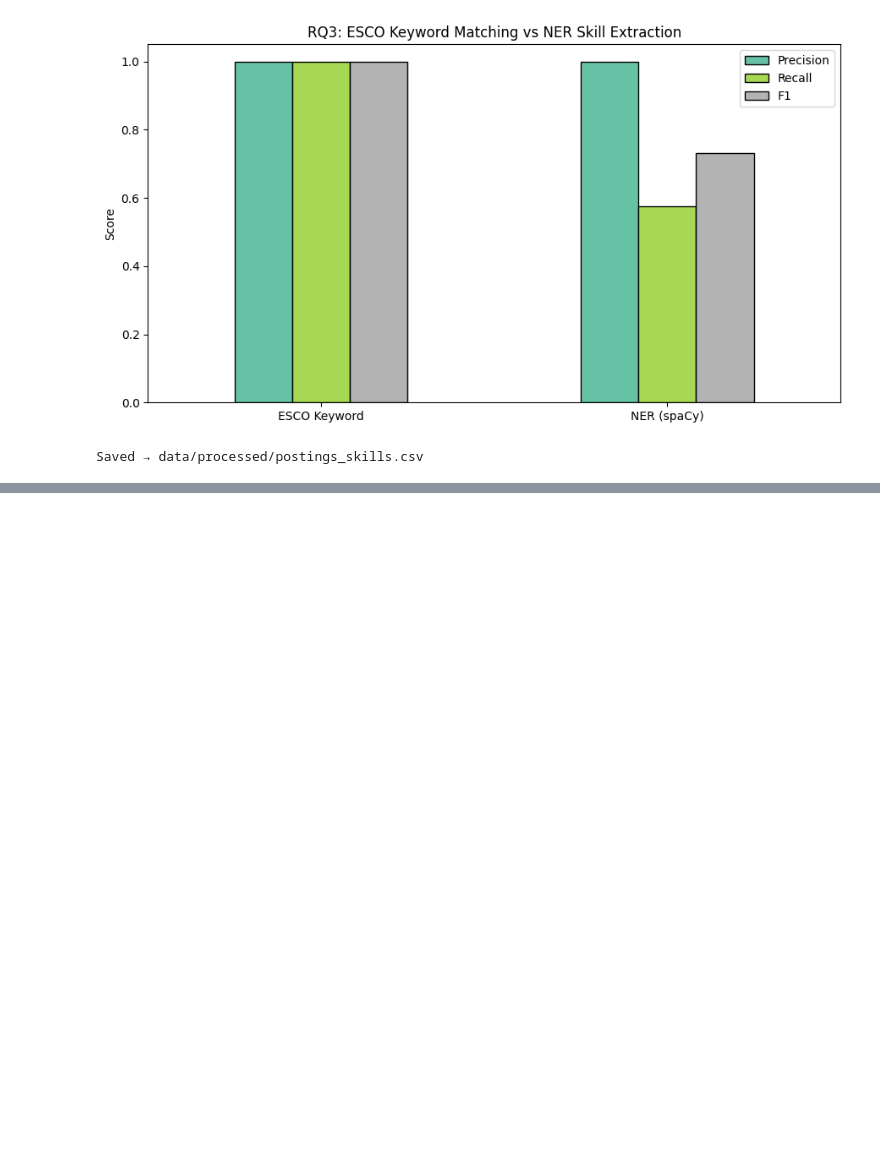
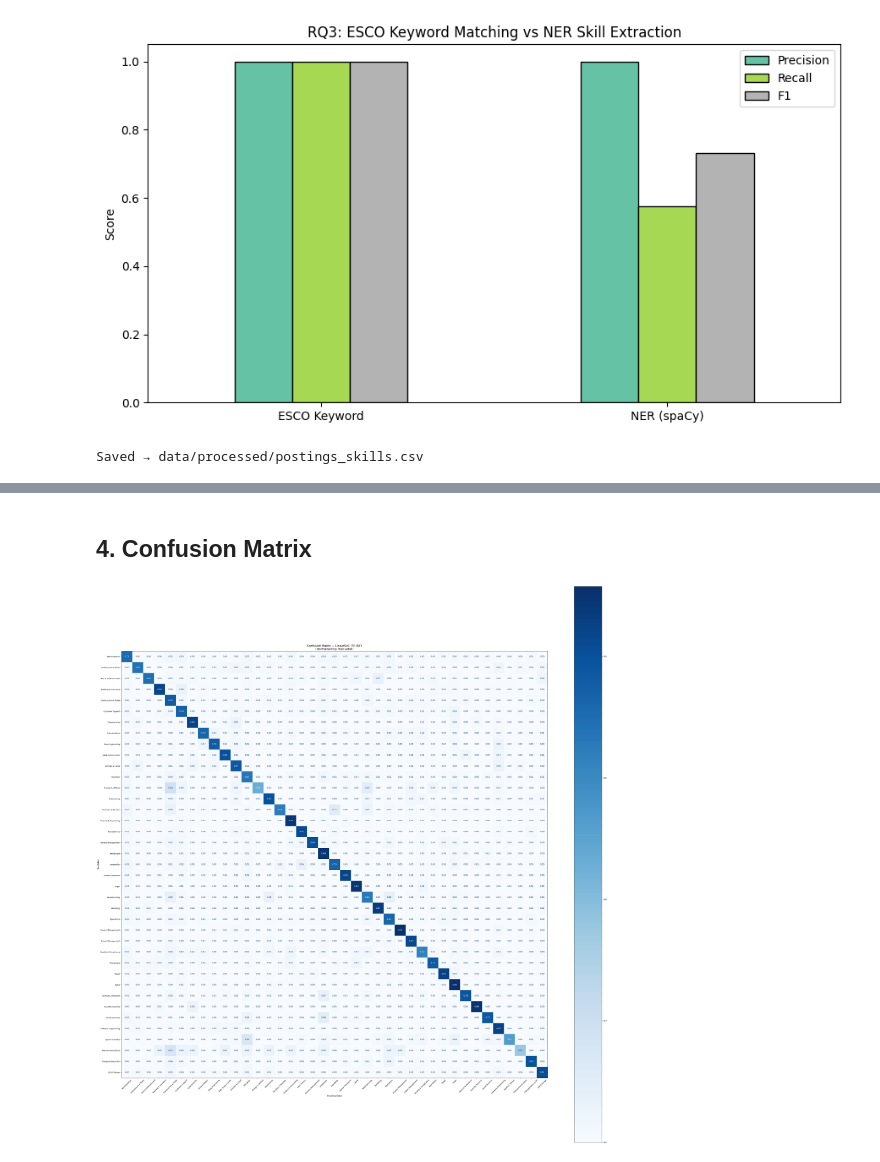
Before and after one commit to Manisha-Purushothaman/linkedin-job-nlp, a Jupyter notebook: Final_Project_code.ipynb, the cells around one changed output, grey strips where cells are left out. Drawn from its saved outputs; the diff is of its cells as text; code cells hidden in the pictures; blank space fills up the shorter version.

```diff
--- a/Final_Project_code.ipynb
+++ b/Final_Project_code.ipynb
@@ -1731,0 +1938,37 @@ Saved → data/processed/postings_skills.csv
+# %% [markdown]
+## 4. Confusion Matrix
+# %%
+from sklearn.metrics import ConfusionMatrixDisplay, confusion_matrix
+import matplotlib.pyplot as plt
+import numpy as np
+
+best_pred = y_pred_svm if svm_macro_f1 >= lr_macro_f1 else y_pred_lr
+best_name = "LinearSVC" if svm_macro_f1 >= lr_macro_f1 else "LogisticRegression"
+
+labels = sorted(y.unique())
+
+# Shorten labels for display
+short_labels = [l[:20] for l in labels]  # trim to 20 chars
+
+# Normalise by true label (row) so colour = recall per class
+cm = confusion_matrix(y_test, best_pred, labels=labels, normalize='true')
+
+n = len(labels)
+fig, ax = plt.subplots(figsize=(max(14, n), max(11, n)))  # scales with class count
+
+disp = ConfusionMatrixDisplay(confusion_matrix=cm, display_labels=short_labels)
+disp.plot(
+    ax=ax,
+    cmap='Blues',
+    colorbar=True,
+    xticks_rotation=45,
+    values_format='.2f'   # show 2dp proportions, not raw counts
+)
+
+ax.set_title(f'Confusion Matrix — {best_name} (TF-IDF)\n(Normalised by True Label)', fontsize=14)
+ax.tick_params(axis='both', labelsize=9)
+plt.tight_layout()
+plt.savefig('reports/confusion_matrix_tfidf.png', dpi=150, bbox_inches='tight')
+plt.show()
+# %% [output]
+[figure, added]
```
Also changed, not shown: parts of 48 cells of this notebook.
